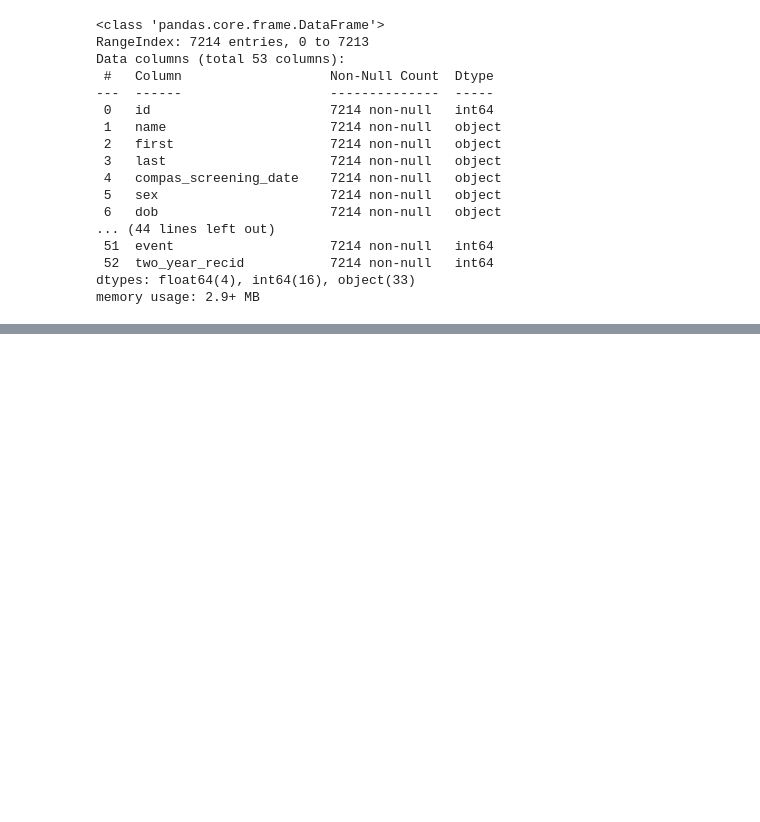
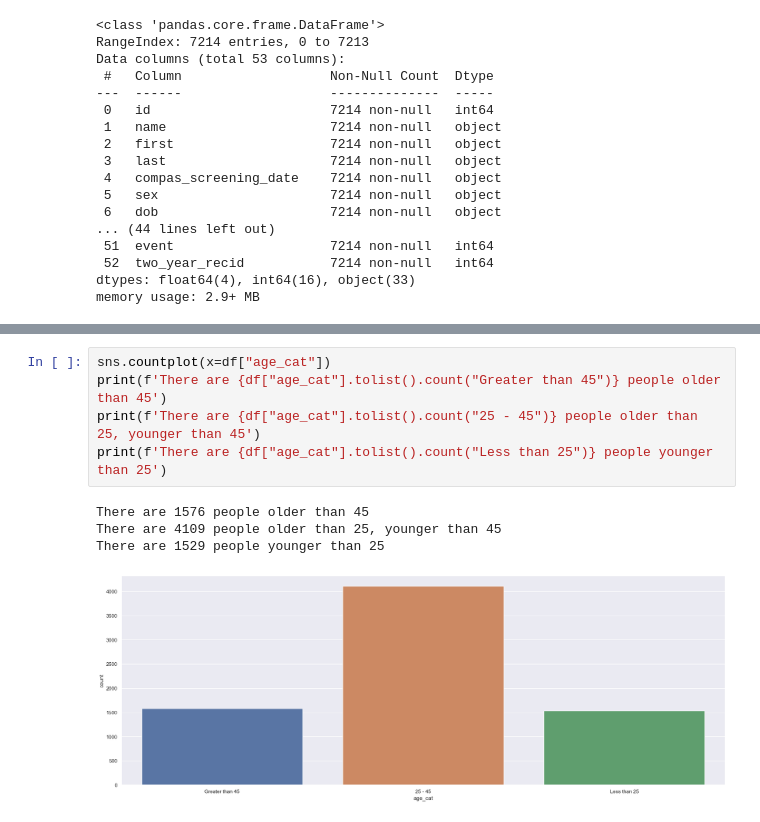
Before and after one commit to ApuAdh/DataScienceOne, a Jupyter notebook: Code Templates/SeabornFundamentals.ipynb, the cells around one changed output, grey strips where cells are left out. Drawn from its saved outputs; the diff is of its cells as text; blank space fills up the shorter version.

```diff
--- a/Code Templates/SeabornFundamentals.ipynb
+++ b/Code Templates/SeabornFundamentals.ipynb
@@ -36,3 +36,13 @@ sns.countplot(x=df["sex"])
 # %% [output]
 <AxesSubplot:xlabel='age', ylabel='count'>
 [figure]
+# %%
+sns.countplot(x=df["age_cat"])
+print(f'There are {df["age_cat"].tolist().count("Greater than 45")} people older than 45')
+print(f'There are {df["age_cat"].tolist().count("25 - 45")} people older than 25, younger than 45')
+print(f'There are {df["age_cat"].tolist().count("Less than 25")} people younger than 25')
+# %% [output]
+There are 1576 people older than 45
+There are 4109 people older than 25, younger than 45
+There are 1529 people younger than 25
+[figure, added]
```
Also changed, not shown: parts of 3 cells of this notebook.
